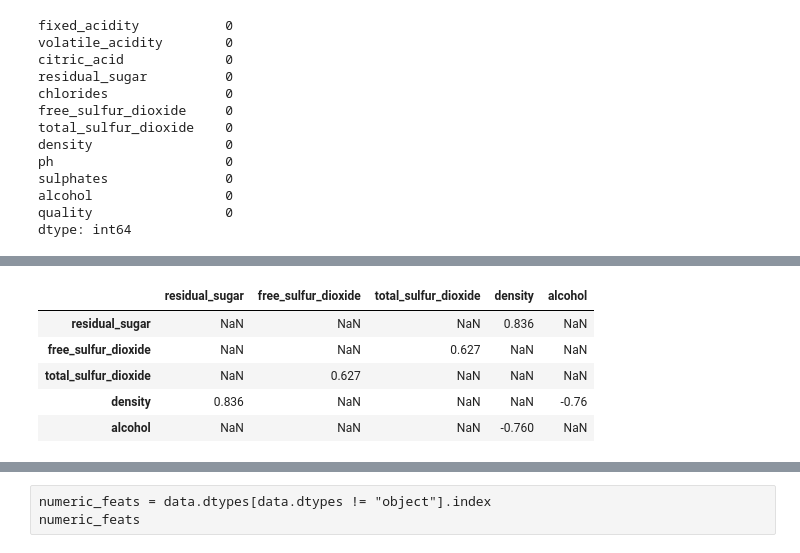
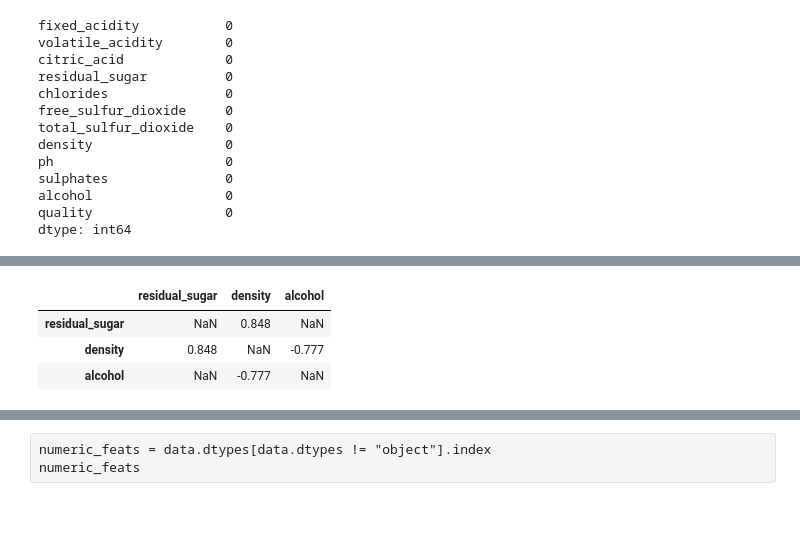
Before and after one commit to hjort/ai-labs, a Jupyter notebook: kaggle/serpro-wine/Wine - 1 Análise Exploratória.ipynb, the cells around one changed output, grey strips where cells are left out. Cells and saved outputs as stored; diff of their text form; code cells hidden in the pictures; blank space fills up the shorter version.

```diff
--- a/kaggle/serpro-wine/Wine - 1 Análise Exploratória.ipynb
+++ b/kaggle/serpro-wine/Wine - 1 Análise Exploratória.ipynb
@@ -108,14 +108,12 @@ data.corr()
 # %%
 # show variable correlation which is more than 0.6 (positive or negative)
 corr = data.corr()
-corr[corr != 1][abs(corr) > 0.6].dropna(how='all', axis=1).dropna(how='all', axis=0)
+corr[corr != 1][abs(corr) > 0.7].dropna(how='all', axis=1).dropna(how='all', axis=0)
 # %% [output]
-|  | residual_sugar | free_sulfur_dioxide | total_sulfur_dioxide | density | alcohol |
-| residual_sugar | NaN | NaN | NaN | 0.836 | NaN |
-| free_sulfur_dioxide | NaN | NaN | 0.627 | NaN | NaN |
-| total_sulfur_dioxide | NaN | 0.627 | NaN | NaN | NaN |
-| density | 0.836 | NaN | NaN | NaN | -0.76 |
-| alcohol | NaN | NaN | NaN | -0.760 | NaN |
+|  | residual_sugar | density | alcohol |
+| residual_sugar | NaN | 0.848 | NaN |
+| density | 0.848 | NaN | -0.777 |
+| alcohol | NaN | -0.777 | NaN |
 # %%
 data.groupby('quality').mean()
 # %% [output]
```
Also changed, not shown: parts of 13 cells of this notebook, 11 other files.
